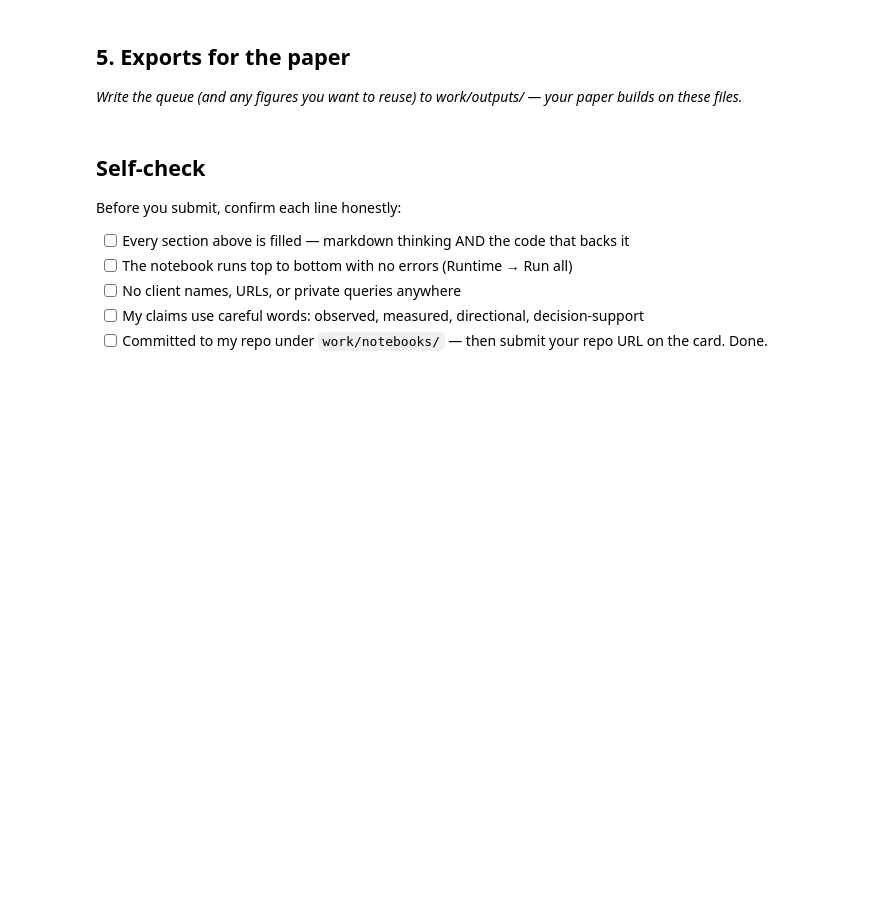
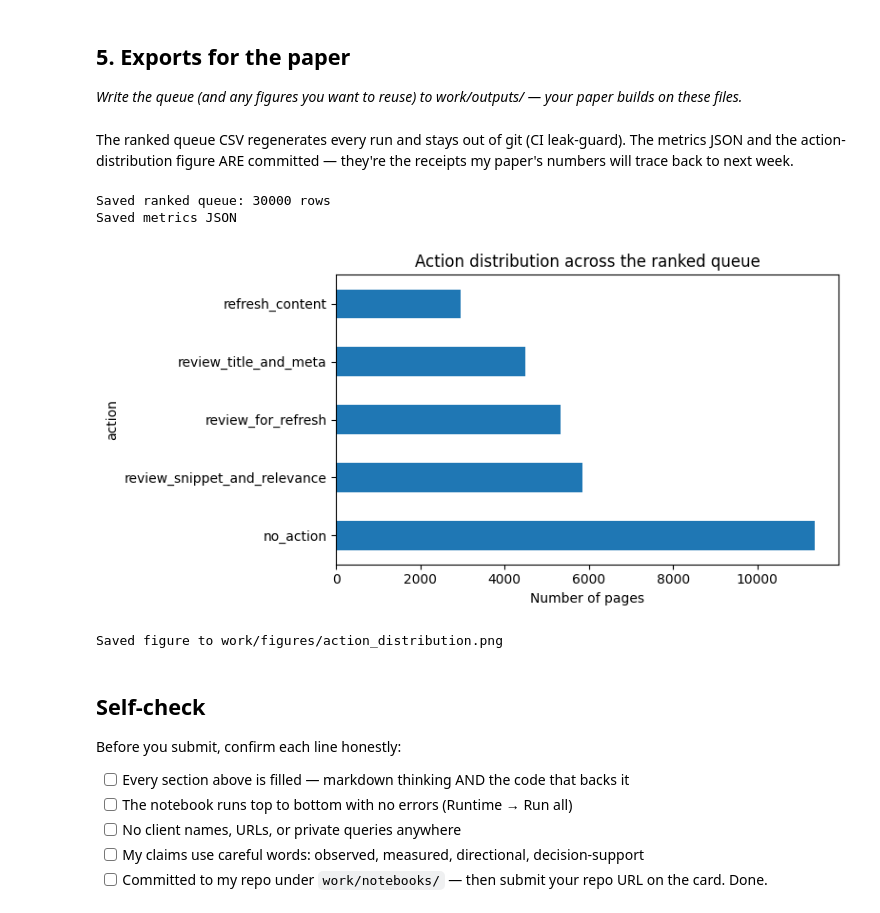
Before and after one commit to taqadussana/ML, a Jupyter notebook: work/notebooks/w07_action_playbook.ipynb, the cells around one changed output. Cells and saved outputs as stored; diff of their text form; code cells hidden in the pictures; blank space fills up the shorter version.

```diff
--- a/work/notebooks/w07_action_playbook.ipynb
+++ b/work/notebooks/w07_action_playbook.ipynb
@@ -44,3 +176,46 @@ This skeleton is yours to fill. Work the sections **in order** — each one has
+# %% [markdown]
+The ranked queue CSV regenerates every run and stays out of git (CI leak-guard). The metrics
+JSON and the action-distribution figure ARE committed — they're the receipts my paper's numbers
+will trace back to next week.
+# %%
+# This cell is for CODE (numbers, a query, a check).
+# Write your text answer in the cell ABOVE this one — typing sentences here breaks Run All.
+os.makedirs("work/outputs", exist_ok=True)
+os.makedirs("work/figures", exist_ok=True)
+
+ranked.to_csv("work/outputs/action_playbook_queue.csv", index=False)
+print("Saved ranked queue:", len(ranked), "rows")
+
+import json
+metrics = {
+    "model": "RandomForestClassifier",
+    "validation_split": "client-grouped (GroupShuffleSplit)",
+    "precision_at_20": 0.550,
+    "precision_at_50": 0.580,
+    "baseline_precision_at_20": 0.200,
+    "baseline_precision_at_50": 0.320,
+    "action_distribution": ranked["action"].value_counts().to_dict(),
+    "total_pages_scored": len(ranked),
+}
+with open("work/outputs/playbook_metrics.json", "w") as f:
+    json.dump(metrics, f, indent=2)
+print("Saved metrics JSON")
+
+import matplotlib.pyplot as plt
+action_counts = ranked["action"].value_counts()
+plt.figure(figsize=(8, 4))
+action_counts.plot(kind="barh")
+plt.xlabel("Number of pages")
+plt.title("Action distribution across the ranked queue")
+plt.tight_layout()
+plt.savefig("work/figures/action_distribution.png", dpi=150)
+plt.show()
+print("Saved figure to work/figures/action_distribution.png")
+# %% [output]
+Saved ranked queue: 30000 rows
+Saved metrics JSON
+[figure, added]
+Saved figure to work/figures/action_distribution.png
 # %% [markdown]
 ## Self-check
 
```
Also changed, not shown: parts of 7 cells of this notebook.
